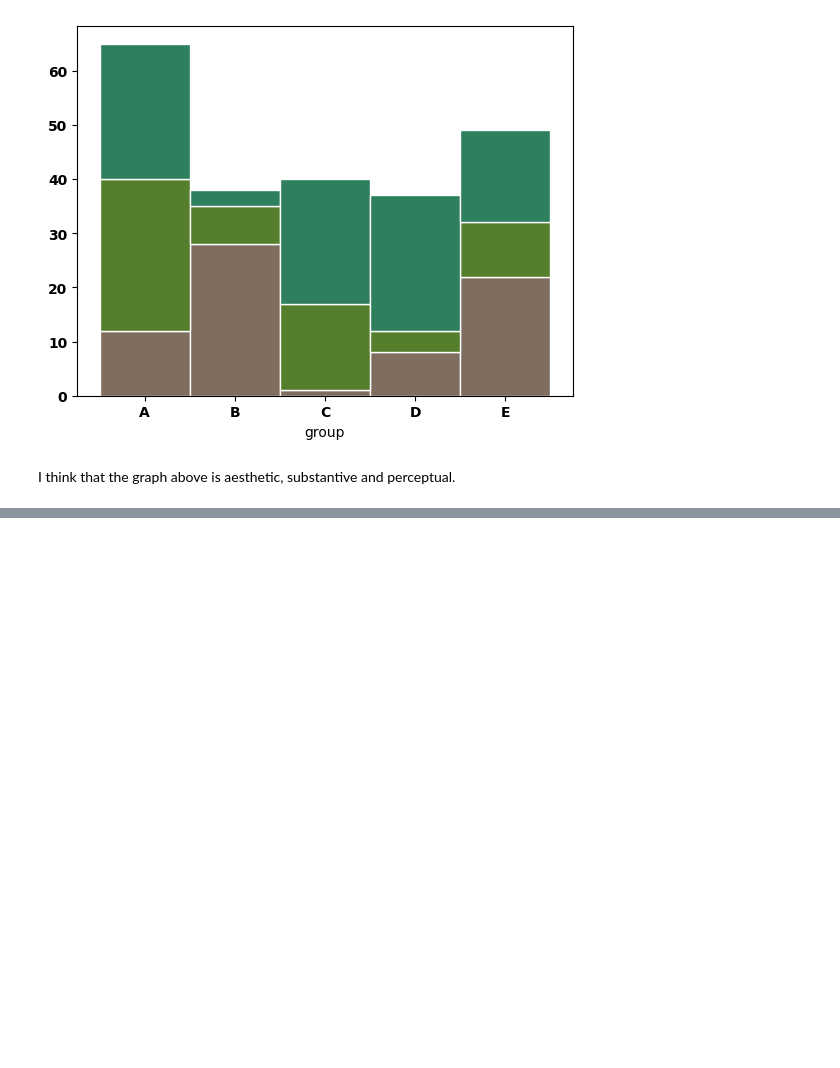
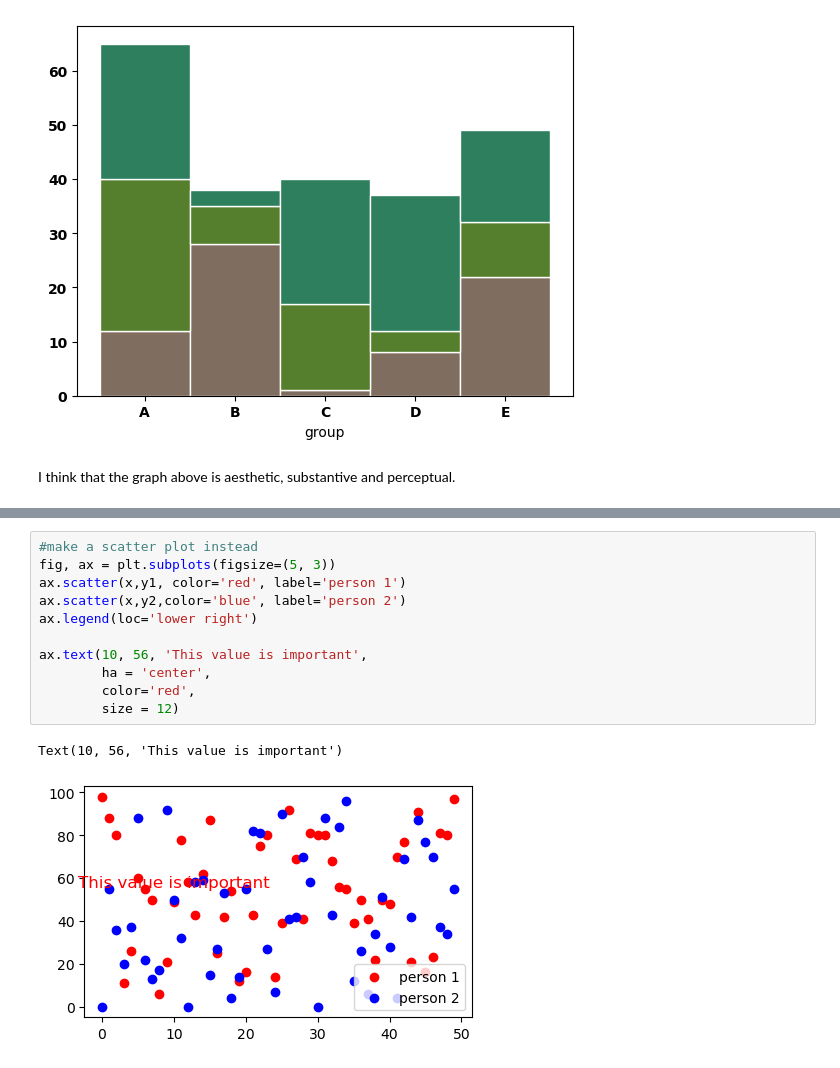
Before and after one commit to ibikadaeze/visualization, a Jupyter notebook: 02_activities/assignments/assignment-1.ipynb, the cells around one changed output, grey strips where cells are left out. Drawn from its saved outputs; the diff is of its cells as text; blank space fills up the shorter version.

```diff
--- a/02_activities/assignments/assignment-1.ipynb
+++ b/02_activities/assignments/assignment-1.ipynb
@@ -160,0 +197,14 @@ I think that the graph above is aesthetic, substantive and perceptual.
+# %%
+#make a scatter plot instead
+fig, ax = plt.subplots(figsize=(5, 3))
+ax.scatter(x,y1, color='red', label='person 1')
+ax.scatter(x,y2,color='blue', label='person 2')
+ax.legend(loc='lower right')
+
+ax.text(10, 56, 'This value is important',
+        ha = 'center',
+        color='red',
+        size = 12)
+# %% [output]
+Text(10, 56, 'This value is important')
+[figure, added]
```
Also changed, not shown: parts of 18 cells of this notebook.
